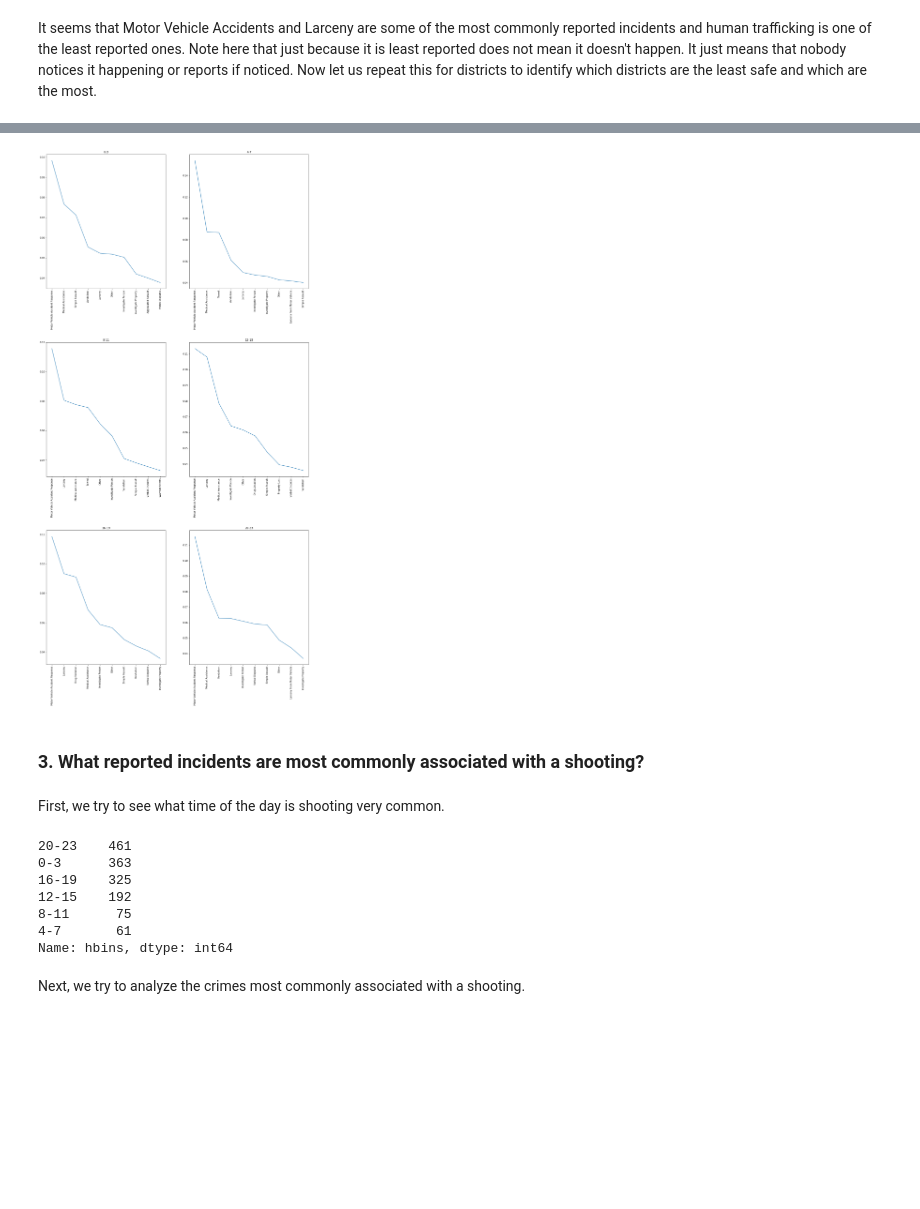
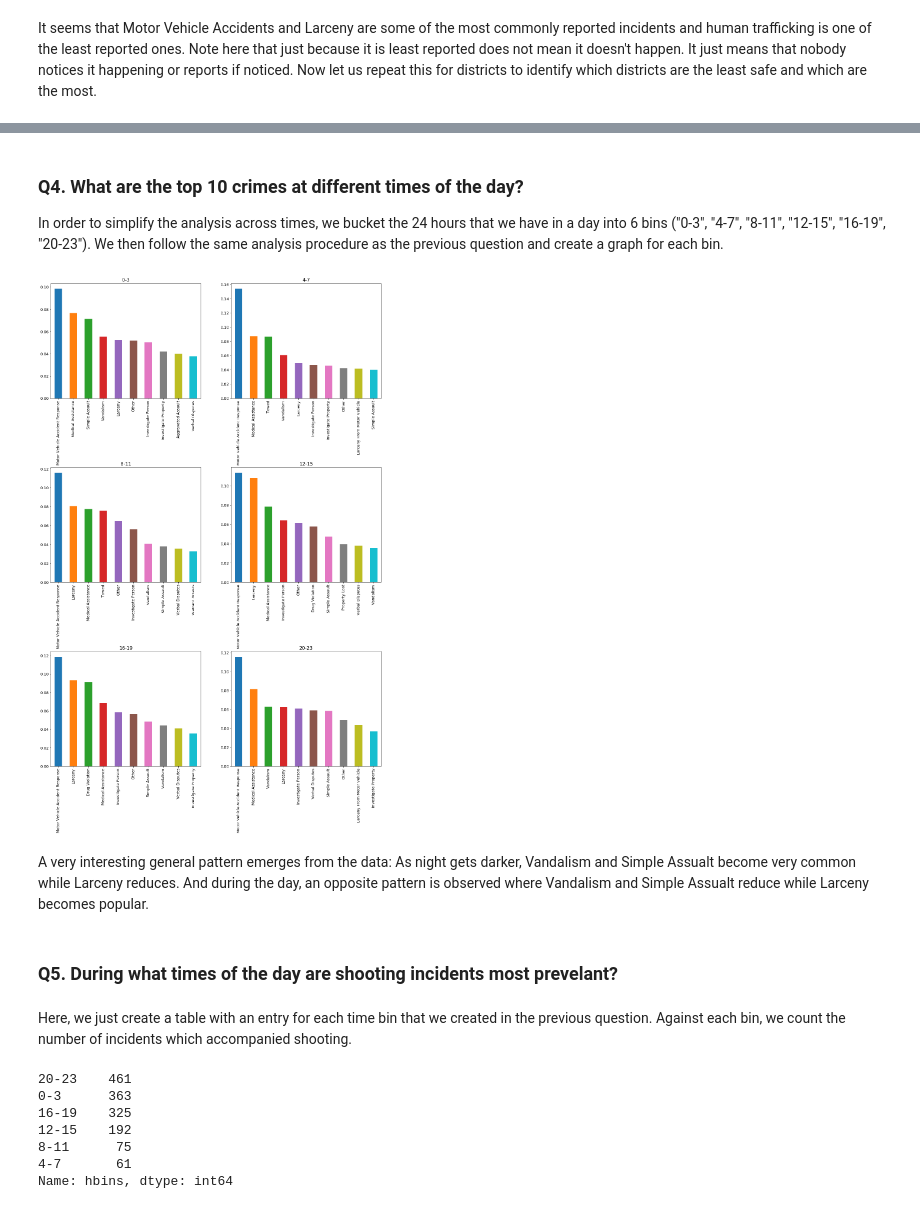
Before and after one commit to darshanmehta17/data-512-final-project, a Jupyter notebook: final_analysis.ipynb, the cells around one changed output, grey strips where cells are left out. Saved outputs shown, nothing was run; the diff lists cells and outputs as text; code cells hidden in the pictures; blank space fills up the shorter version.

Commit message:
Final report complete

```diff
--- a/final_analysis.ipynb
+++ b/final_analysis.ipynb
@@ -236,4 +316,5 @@ In order to get a general sense of the field, let us have a look at the frequenc
 # %%
+plt.rcParams.update({'font.size': 12})
 plot_hist(data=processed_data.OFFENSE_CODE_GROUP.value_counts(ascending=False, normalize=True,
                                                               sort=True, dropna=True),
           y_label="Relative Frequency", x_label="Offense Category",
@@ -264,16 +351,17 @@ district_names = processed_data.DISTRICT_NAME.dropna().sort_values().unique()
 n_cols = 2
 n_rows = (len(district_names) // 2) + (len(district_names) % 2)
 # %%
-plt.rcParams['figure.figsize'] = [20, 80]
+plt.rcParams['figure.figsize'] = [20, 60]
+plt.rcParams.update({'font.size': 13})
 fig, axs = plt.subplots(n_rows, n_cols)
 x = 0
 y = 0
 for name in district_names:
     val = get_top_k_crimes_district(processed_data, name)
-    _ = axs[x, y].plot(val)
+    _ = val.plot.bar(ax=axs[x, y])
     _ = axs[x, y].set_xticklabels(list(val.index), rotation=90)
     _ = axs[x, y].set_title(name)
-    plt.subplots_adjust(hspace = .4)
+    plt.subplots_adjust(hspace = .7)
     y = (y + 1) % 2
     if not y:
         x += 1
@@ -286,3 +372,7 @@ For this question, we would mainly focus on binning the day into 6 bins.
+# %% [markdown]
+### Q4. What are the top 10 crimes at different times of the day?
+
+In order to simplify the analysis across times, we bucket the 24 hours that we have in a day into 6 bins ("0-3", "4-7", "8-11", "12-15", "16-19", "20-23"). We then follow the same analysis procedure as the previous question and create a graph for each bin.
 # %%
 bin_labels = ["0-3", "4-7", "8-11", "12-15", "16-19", "20-23"]
 bins = {i : bin_labels[i // 4] for i in range(24)}
@@ -291,32 +381,36 @@ temp_data['hbins'] = temp_data.HOUR.replace(bins)
 # %%
 def get_top_k_crimes_hour(data, hbin, k=10):
     subset_data = data[data.hbins == hbin]
     subset_data = subset_data.OFFENSE_CODE_GROUP.value_counts(normalize=True,
                                                               dropna=True).sort_values(ascending=False)[:k]
     return subset_data
 
 n_cols = 2
 n_rows = (len(bin_labels) // 2) + (len(bin_labels) % 2)
 
-plt.rcParams['figure.figsize'] = [20, 40]
+plt.rcParams['figure.figsize'] = [20, 30]
+plt.rcParams.update({'font.size': 13})
 fig, axs = plt.subplots(n_rows, n_cols)
 x = 0
 y = 0
 for hbin in bin_labels:
     val = get_top_k_crimes_hour(temp_data, hbin)
-    _ = axs[x, y].plot(val)
+    _ = val.plot.bar(ax=axs[x, y])
     _ = axs[x, y].set_xticklabels(list(val.index), rotation=90)
     _ = axs[x, y].set_title(hbin)
-    plt.subplots_adjust(hspace = .4)
+    plt.subplots_adjust(hspace = .6)
     y = (y + 1) % 2
     if not y:
         x += 1
 # %% [output]
-[figure, old version]
+[figure, new version]
-# %% [markdown]
-### 3. What reported incidents are most commonly associated with a shooting?
-# %% [markdown]
-First, we try to see what time of the day is shooting very common.
+# %% [markdown]
+A very interesting general pattern emerges from the data:
+As night gets darker, Vandalism and Simple Assualt become very common while Larceny reduces. And during the day, an opposite pattern is observed where Vandalism and Simple Assualt reduce while Larceny becomes popular.
+# %% [markdown]
+### Q5. During what times of the day are shooting incidents most prevelant?
+# %% [markdown]
+Here, we just create a table with an entry for each time bin that we created in the previous question. Against each bin, we count the number of incidents which accompanied shooting.
 # %%
 temp_data[temp_data.SHOOTING].hbins.value_counts()
 # %% [output]
@@ -327,5 +421,3 @@ temp_data[temp_data.SHOOTING].hbins.value_counts()
 8-11      75
 4-7       61
 Name: hbins, dtype: int64
-# %% [markdown]
-Next, we try to analyze the crimes most commonly associated with a shooting.
```
Also changed, not shown: parts of 43 cells of this notebook, 10 other files.
